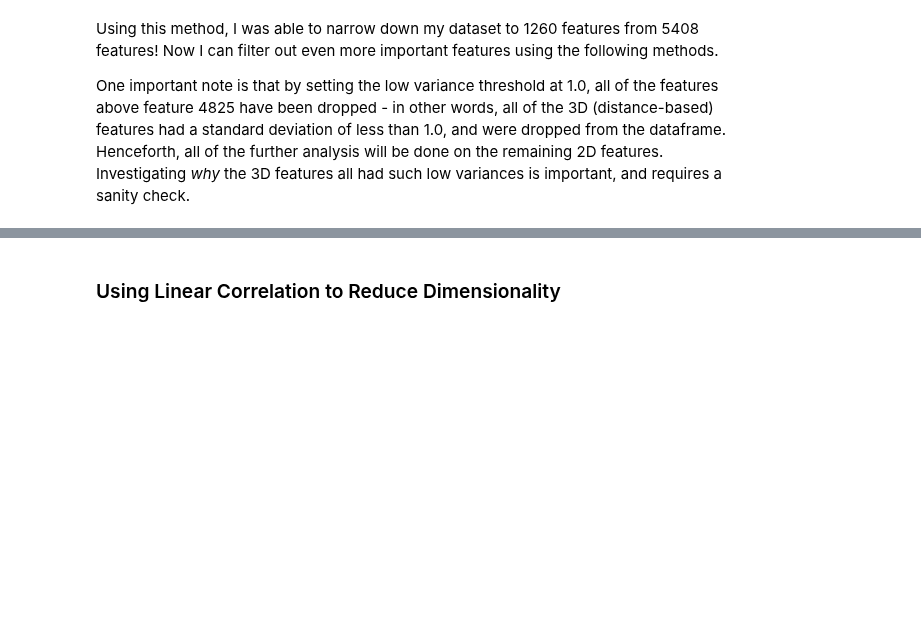
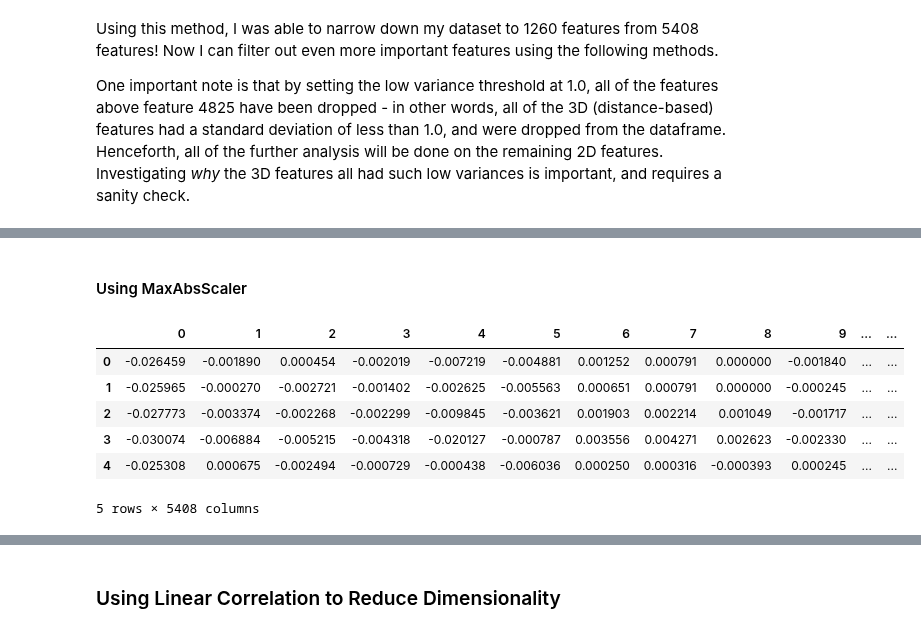
Before and after one commit to dna-witch/p53_Rescue_Mutants, a Jupyter notebook: notebooks/3.0-sm-preprocessing.ipynb, the cells around one changed output, grey strips where cells are left out. Saved outputs shown, nothing was run; the diff lists cells and outputs as text; code cells hidden in the pictures; blank space fills up the shorter version.

```diff
--- a/notebooks/3.0-sm-preprocessing.ipynb
+++ b/notebooks/3.0-sm-preprocessing.ipynb
@@ -172,0 +201,15 @@ One important note is that by setting the low variance threshold at 1.0, all of
+# %% [markdown]
+#### Using MaxAbsScaler
+# %%
+# Using MaxAbsScaler
+mas = MaxAbsScaler()
+mas_mutants = pd.DataFrame(mas.fit_transform(mutants))
+mas_mutants.head()
+# %% [output]
+|  | 0 | 1 | 2 | 3 | 4 | 5 | 6 | 7 | 8 | 9 | ... | ... |
+| 0 | -0.026459 | -0.001890 | 0.000454 | -0.002019 | -0.007219 | -0.004881 | 0.001252 | 0.000791 | 0.000000 | -0.001840 | ... | ... |
+| 1 | -0.025965 | -0.000270 | -0.002721 | -0.001402 | -0.002625 | -0.005563 | 0.000651 | 0.000791 | 0.000000 | -0.000245 | ... | ... |
+| 2 | -0.027773 | -0.003374 | -0.002268 | -0.002299 | -0.009845 | -0.003621 | 0.001903 | 0.002214 | 0.001049 | -0.001717 | ... | ... |
+| 3 | -0.030074 | -0.006884 | -0.005215 | -0.004318 | -0.020127 | -0.000787 | 0.003556 | 0.004271 | 0.002623 | -0.002330 | ... | ... |
+| 4 | -0.025308 | 0.000675 | -0.002494 | -0.000729 | -0.000438 | -0.006036 | 0.000250 | 0.000316 | -0.000393 | 0.000245 | ... | ... |
+5 rows × 5408 columns
```
Also changed, not shown: parts of 11 cells of this notebook.
